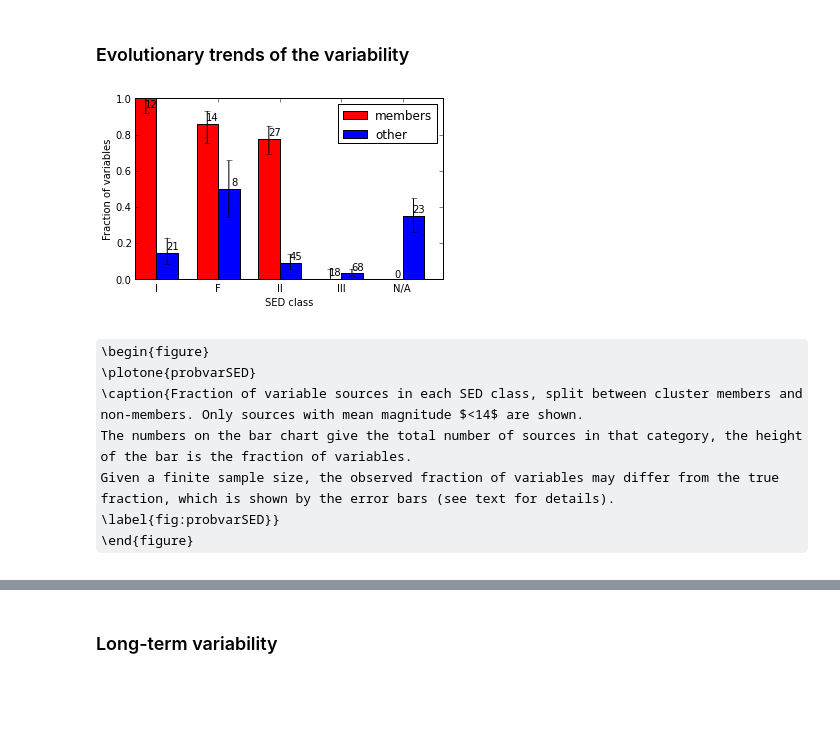
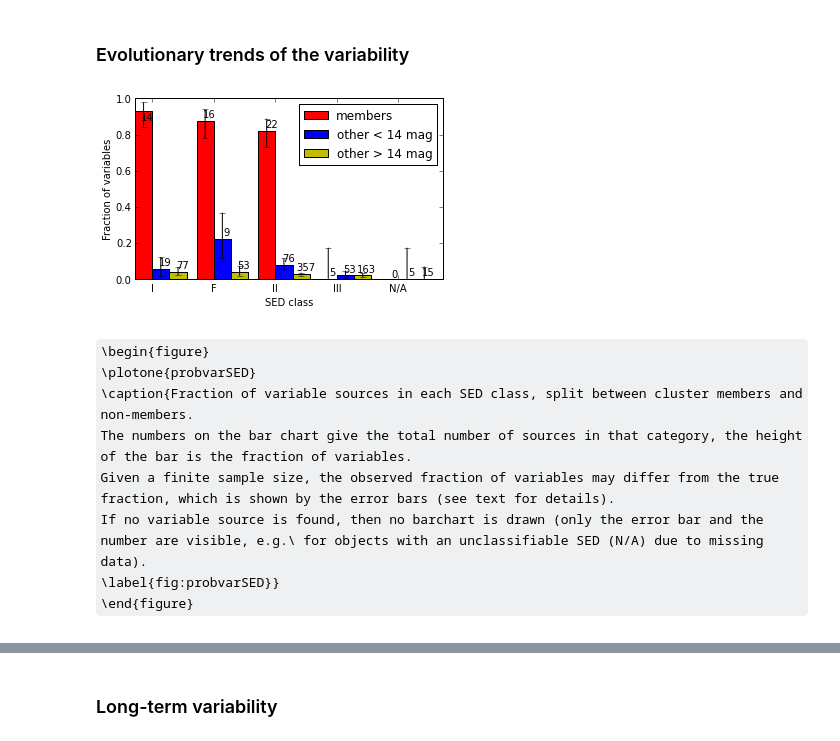
Before and after one commit to YSOVAR/Analysis, a Jupyter notebook: L1688_analysis.ipynb, the cells around one changed output, grey strips where cells are left out. Saved outputs shown, nothing was run; the diff lists cells and outputs as text; code cells hidden in the pictures; some formulas as TeX source; blank space fills up the shorter version.

Commit message:
first draft to full list of co-authors

```diff
--- a/L1688_analysis.ipynb
+++ b/L1688_analysis.ipynb
@@ -986,5 +1018,6 @@ for i in ind:
 # %% [output]
 number of stars where some Teff is known : 46
 # %%
-indYSOVARmembers = ((cat['IRclass'] != '') & (cat['IRclass'] != 'III')) | (cat['NET_CNTS'] > 0)
-cat.add_column(Column(name='member(YSOVAR)', data=indYSOVARmembers, units=None))
+indYSOVARmembers = ((cat['IRclass'] != '') & (cat['IRclass'] != 'III')) | ((cat['s1_SEDclass'] == 'III') & (cat['NET_CNTS'] > 0))
+cat.add_column(Column(name='member(YSOVAR)', data=indYSOVARmembers, units=None, description='Cluster membership according to YSOVAR standard'))
+cat['member(YSOVAR)'].units = None  # in some version units was set to ct. Check setting here by hand to debug.
@@ -1484,14 +2253,14 @@ Table~\ref{tab:tab2} contains properties of each source in our sample and of the
 # %%
 # output->LaTeX
-catoutnames = ['ra', 'dec', 'IAU_NAME', 'c2d_id', 'wil08_ID', 'bar12_ID', 'AdOC08_AOC', 'nomad_NOMAD1']
+catoutnames = ['ra', 'dec', 'name', 'IAU_NAME', 'other_names', 'c2d_id', 'wil08_ID', 'bar12_ID', 'AdOC08_AOC', 'UKIDSS_sourceID']
 for n in ['Jmag', 'Hmag', 'Kmag','3.6mag', '4.5mag','5.8mag','8.0mag', '24mag']:
     catoutnames.append(n)
     catoutnames.append('e_'+n)
     catoutnames.append('r_'+n)
 
-catoutnames.extend(['SEDclass', 's1_SEDclass', 'wil08_Memb', 'member(YSOVAR)'])
+catoutnames.extend(['SEDclass', 's1_SEDclass',  'member(YSOVAR)'])
 catoutnames.extend(['StandardSet', 'ns1_36', 'ns1_45', 'maxs1_36', 'mins1_36', 'maxs1_45', 'mins1_45', 'means1_36', 'stddevs1_36', 'deltas1_36', 'means1_45', 'stddevs1_45', 'deltas1_45', 'redchi2tomeans1_36',
- 'redchi2tomeans1_45', 'coherence_time_36', 'coherence_time_45', 's1_good_period', 's1_good_peak', 'stetsons1_36_45', 's1_cmd_alpha_36_45', 's1_cmd_alpha_error_36_45'])
+ 'redchi2tomeans1_45', 'coherence_time_36', 'coherence_time_45', 's1_stetson_36_45', 's1_cmd_alpha_36_45', 's1_cmd_alpha_error_36_45'])
 catoutnames.extend(['n_36', 'n_45', 'max_36', 'min_36', 'max_45', 'min_45', 'mean_36', 'stddev_36', 'delta_36', 'mean_45', 'stddev_45', 'delta_45', 'redchi2tomean_36', 'redchi2tomean_45',
   'stetson_36_45', 'cmd_alpha_36_45', 'cmd_alpha_error_36_45'])
 
@@ -1508,7 +2277,7 @@ for i in range(len(catoutdesc)):
         catoutdesc['Comment'][i] = catoutdesc['Comment'][i].replace('%','\\%').replace('chi^2','$\\chi^2$')
 
 astropy.io.ascii.write(catoutdesc, Writer=astropy.io.ascii.AASTex, fill_values=('None','--'), latexdict={'tabletype':'deluxetable*'},
-    caption = '\label{tab:tab2} Table of source properties and cross-identifications. The full table is available in the electronic version, here all columns ae listed as guide for form and content.')
+    caption = '\label{tab:tab2} The full table of source properties and cross-identifications is available in the electronic version, here all columns are listed as guide for form and content.')
 
 
 astropy.io.ascii.write(cat, os.path.join(plotdir, 'electronictable_sourceproperties.txt'))
@@ -1925,12 +2301,0 @@ Last, we search for periodicity in the lightcurves using a Lomb-Scargle periodog
-# %%
-# Source 534 look as if it might have a period in the other observations as well. Check that out!
-
-xlim = [[55295,55338], [55458,55500], [55668, 55710], [55830, 55880]]
-fig = plt.figure(figsize = (5,3))
-fig, axes, taxes = plot_atlas.setup_lcplot_axes(cat.lclist[0], xlim, fig = fig, twinx=False)
-
-for i, m, c in zip([533], 'osp', 'rkk'):
-    data = cat.lclist[i]
-    for ax, tax in zip(axes, taxes):
-        ax.xaxis.set_major_locator(MaxNLocator(4))
-        ax.scatter(data['t36']-plot_atlas.mjdoffset, data['m36'], lw=0, s=10, marker=m, c=c, label = 'id: {0}'.format(i+1))
@@ -2008,61 +2306,71 @@ fig = plt.figure(figsize=(5,3))
 ax = fig.add_subplot(111)
 fig.subplots_adjust(right=.98, top=.96)
 sedclasses = ['I', 'F', 'II', 'III', '']
-indmembers = (cat['wil08_Memb'] !='')
-#indmembers = indYSOVARmembers
+#indmembers = (cat['wil08_Memb'] !='')
+indmembers = indYSOVARmembers
+indbright = ((cat['mean_36'] < 14) | (cat['mean_45'] < 14))
 
-var_frac = np.zeros((5,4))
+var_frac = np.zeros((5,6))
 for i, c in enumerate(sedclasses):
     var_frac[i, 0] = (cat[indmembers & indbright]['SEDclass']==c).sum()
     var_frac[i, 1] = (cat[indmembers & indbright & indvariable]['SEDclass']==c).sum()
     var_frac[i, 2] = (cat[~indmembers & indbright]['SEDclass']==c).sum()
     var_frac[i, 3] = (cat[~indmembers & indbright & indvariable]['SEDclass']==c).sum()
+    var_frac[i, 4] = (cat[~indmembers & ~indbright]['SEDclass']==c).sum()
+    var_frac[i, 5] = (cat[~indmembers & ~indbright & indvariable]['SEDclass']==c).sum()
 
 ind = np.arange(len(sedclasses))  # the x locations for the groups
-width = 0.35       # the width of the bars
+width = 0.28       # the width of the bars
 pfrac_memb = var_frac[:,1]/var_frac[:,0]
 pfrac_nonmemb = var_frac[:,3]/var_frac[:,2]
+pfrac_nonmemb_faint = var_frac[:,5]/var_frac[:,4]
 yerr = np.zeros((5,2))
 for i in range(var_frac.shape[0]):
     if var_frac[i,0]>0:
         yerr[i,:] = err_bar(var_frac[i,1],var_frac[i,0])
 rects1 = ax.bar(ind, pfrac_memb, width, color='r', yerr=np.abs(yerr.T), ecolor='k')
 for i in range(var_frac.shape[0]):
     if var_frac[i,2]>0:
         yerr[i,:] = err_bar(var_frac[i,3],var_frac[i,2])
 rects2 = ax.bar(ind+width, pfrac_nonmemb, width, color='b', yerr=np.abs(yerr.T), ecolor='k')
+for i in range(var_frac.shape[0]):
+    if var_frac[i,4]>0:
+        yerr[i,:] = err_bar(var_frac[i,5],var_frac[i,4])
+rects3 = ax.bar(ind+2*width, pfrac_nonmemb_faint, width, color='y', yerr=np.abs(yerr.T), ecolor='k')
 
 def autolabel(rects, num1, num2):
     # attach some text labels
     for rect, n1, n2 in zip(rects, num1, num2):
         height = rect.get_height()
         if np.isfinite(height):
             ypos  = height+0.02 if height < 0.9 else height-0.05
         else:
             ypos=0.01
         ax.text(rect.get_x()+rect.get_width()*0.75, ypos, '{0}'.format(int(n1)),
                 ha='center', va='bottom')
 
 autolabel(rects1, var_frac[:,0], var_frac[:,1])
 autolabel(rects2, var_frac[:,2], var_frac[:,3])
+autolabel(rects3, var_frac[:,4], var_frac[:,5])
 # add some
 ax.set_ylabel('Fraction of variables')
 ax.set_xticks(ind+width)
 ax.set_xticklabels( ('I', 'F', 'II', 'III', 'N/A') )
 
-ax.legend( (rects1[0], rects2[0]), ('members', 'other') )
+ax.legend( (rects1[0], rects2[0], rects3[0]), ('members', 'other < 14 mag', 'other > 14 mag') )
 ax.set_ylim([0,1])
 ax.set_xlabel('SED class')
 fig.savefig(os.path.join(plotdir, 'probvarSED.eps'))
 fig.savefig(os.path.join(posterdir, 'probvarSED.png'))
 # %% [output]
-[figure, old version]
+[figure, new version]
 # %% [markdown]
 \begin{figure}
 \plotone{probvarSED}
-\caption{Fraction of variable sources in each SED class, split between cluster members and non-members. Only sources with mean magnitude $<14$ are shown.
+\caption{Fraction of variable sources in each SED class, split between cluster members and non-members.
 The numbers on the bar chart give the total number of sources in that category, the height of the bar is the fraction of variables.
 Given a finite sample size, the observed fraction of variables may differ from the true fraction, which is shown by the error bars (see text for details).
+If no variable source is found, then no barchart is drawn (only the error bar and the number are visible, e.g.\ for objects with an unclassifiable SED (N/A) due to missing data).
 \label{fig:probvarSED}}
 \end{figure}
 # %%
```
Also changed, not shown: parts of 297 cells of this notebook.
